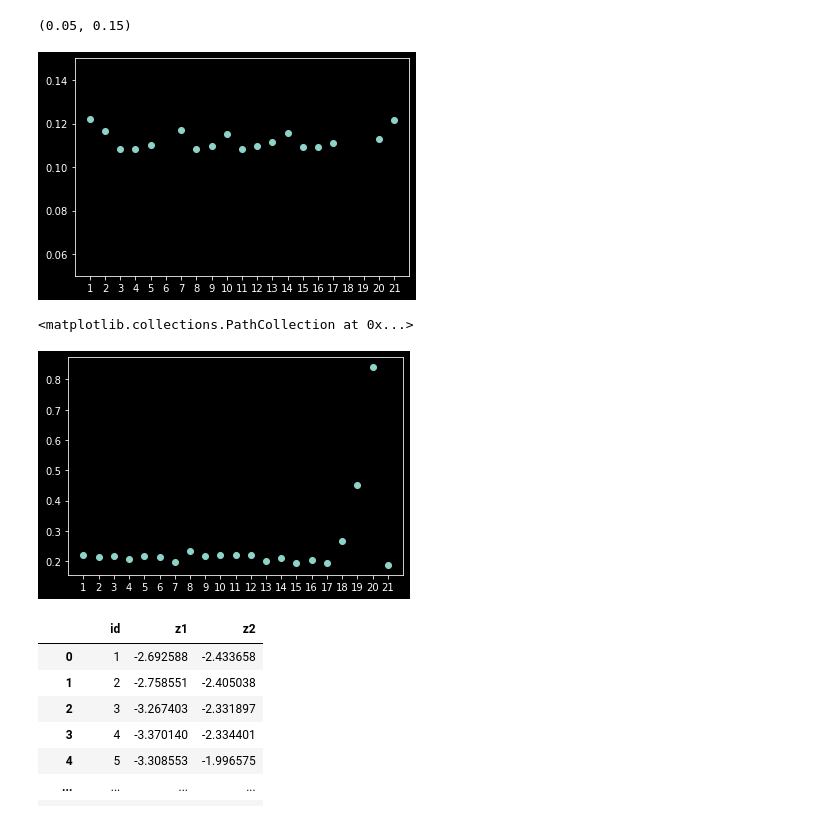
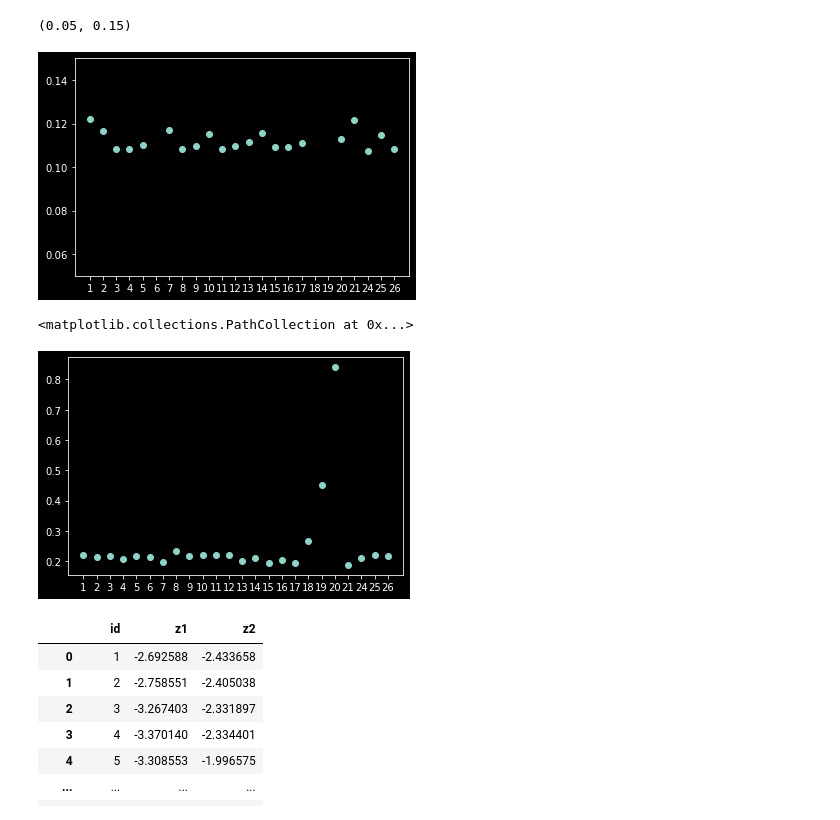
Before and after one commit to Chaudry24/kaust22, a Jupyter notebook: plotting.ipynb, the cells around one changed output. Saved outputs shown, nothing was run; the diff lists cells and outputs as text; code cells hidden in the pictures.

```diff
--- a/plotting.ipynb
+++ b/plotting.ipynb
@@ -107,36 +103,46 @@ with open("./results/val_m18d1.npy", mode="rb") as file:
 
 with open("./results/val_m19d1.npy", mode="rb") as file:
     m19d1_e = np.load(file)
 
 with open("./results/val_m20d1.npy", mode="rb") as file:
     m20d1_e = np.load(file)
 
 with open("./results/val_m21d1.npy", mode="rb") as file:
     m21d1_e = np.load(file)
 
 with open("./results/val_m22d1.npy", mode="rb") as file:
     m22d1_e = np.load(file)
 
 with open("./results/val_m23d1.npy", mode="rb") as file:
     m23d1_e = np.load(file)
 
+with open("./results/val_m24d1.npy", mode="rb") as file:
+    m24d1_e = np.load(file)
+
+with open("./results/val_m25d1.npy", mode="rb") as file:
+    m25d1_e = np.load(file)
+
+with open("./results/val_m26d1.npy", mode="rb") as file:
+    m26d1_e = np.load(file)
+
 
 # open deephyper results
 with open("./deephyper-dat1/best_model_results/val_d1.npy", mode="rb") as file:
     dhd1_e = np.load(file)
 
 # plot root mean squared errors [2nd index in the array]
 plt.scatter(x=["1", "2", "3", "4", "5", "6", "7",
                "8", "9", "10", "11", "12", "13", "14",
-               "15", "16", "17", "18", "19", "20", "21"],
+               "15", "16", "17", "18", "19", "20", "21",
+               "24", "25", "26"],
             y=[m1d1_e[1], m2d1_e[1], m3d1_e[1], m4d1_e[1], m5d1_e[1], m6d1_e[1], m7d1_e[1],
                m8d1_e[1], m9d1_e[1], m10d1_e[1], m11d1_e[1], m12d1_e[1], m13d1_e[1],
                m14d1_e[1], m15d1_e[1], m16d1_e[1], m17d1_e[1], m18d1_e[1], m19d1_e[1],
-               m20d1_e[1], m21d1_e[1]])
+               m20d1_e[1], m21d1_e[1], m24d1_e[1], m25d1_e[1], m26d1_e[1]])
 plt.ylim((0.05, 0.15))
 # %% [output]
 (0.05, 0.15)
-[figure, old version]
+[figure, new version]
 # %%
 # ------------- DATA 2 ------------- #
 
@@ -210,6 +216,15 @@ with open("./results/val_m22d2.npy", mode="rb") as file:
 with open("./results/val_m23d2.npy", mode="rb") as file:
     m23d2_e = np.load(file)
 
+with open("./results/val_m24d2.npy", mode="rb") as file:
+    m24d2_e = np.load(file)
+
+with open("./results/val_m25d2.npy", mode="rb") as file:
+    m25d2_e = np.load(file)
+
+with open("./results/val_m26d2.npy", mode="rb") as file:
+    m26d2_e = np.load(file)
+
 # open deephyper results
 with open("./deephyper-dat2/best_model_results/val_d2.npy", mode="rb") as file:
     dhd2_e = np.load(file)
@@ -217,15 +232,16 @@ with open("./deephyper-dat2/best_model_results/val_d2.npy", mode="rb") as file:
 # plot root mean squared errors [2nd index in the array]
 plt.scatter(x=["1", "2", "3", "4", "5", "6", "7",
                "8", "9", "10", "11", "12", "13", "14",
-               "15", "16", "17", "18", "19", "20", "21"],
+               "15", "16", "17", "18", "19", "20", "21",
+               "24", "25", "26"],
             y=[m1d2_e[1], m2d2_e[1], m3d2_e[1], m4d2_e[1], m5d2_e[1], m6d2_e[1], m7d2_e[1],
                m8d2_e[1], m9d2_e[1], m10d2_e[1], m11d2_e[1], m12d2_e[1], m13d2_e[1],
                m14d2_e[1], m15d2_e[1], m16d2_e[1], m17d2_e[1], m18d2_e[1], m19d2_e[1],
-               m20d2_e[1], m21d2_e[1]])
+               m20d2_e[1], m21d2_e[1], m24d2_e[1], m25d2_e[1], m26d2_e[1]])
 # plt.ylim((0.05, 0.15))
 # %% [output]
 <matplotlib.collections.PathCollection at 0x...>
-[figure, old version]
+[figure, new version]
 # %%
 import pandas as pd
 
```
Also changed, not shown: parts of 2 cells of this notebook.
